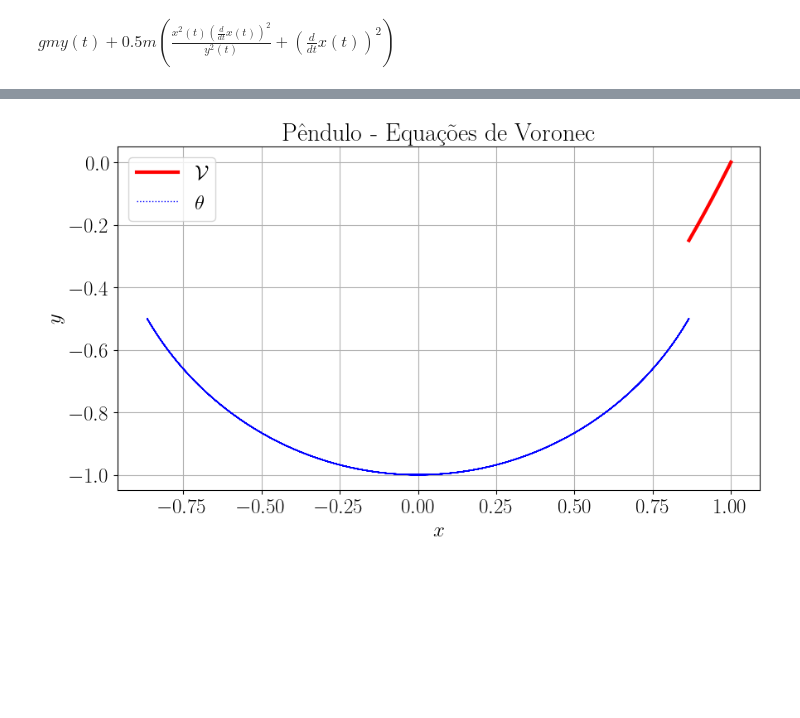
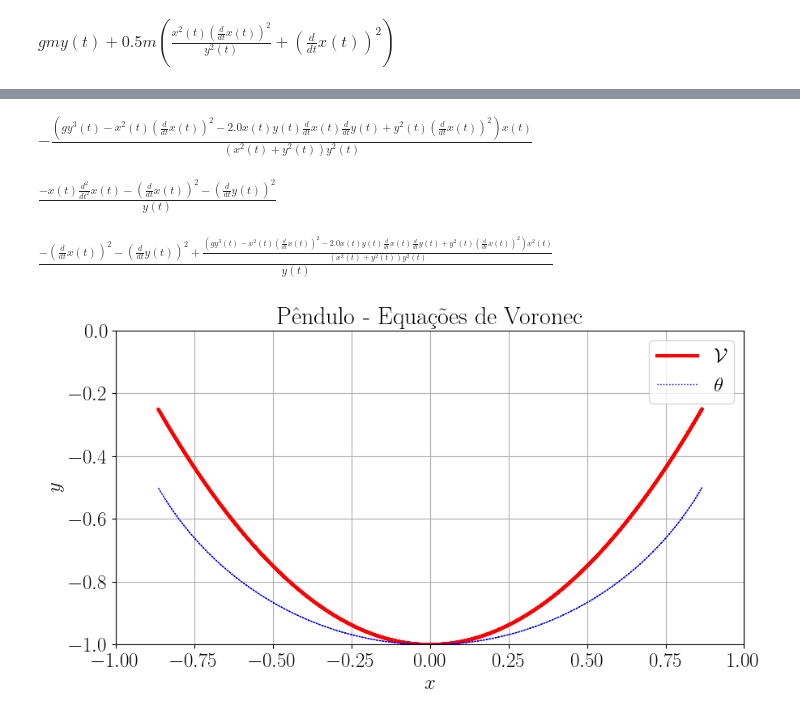
Before and after one commit to estevaofuzaro98/dinamicaPPGEM, a Jupyter notebook: PenduloVoronec.ipynb, the cells around one changed output, grey strips where cells are left out. Drawn from its saved outputs; the diff is of its cells as text; code cells hidden in the pictures; blank space fills up the shorter version.

```diff
--- a/PenduloVoronec.ipynb
+++ b/PenduloVoronec.ipynb
@@ -87,3 +146,17 @@ TypeError: lambdify() missing 1 required positional argument: 'expr'
+# %%
+xddot_ = smp.simplify(smp.solve(voronec,xddot)[0])
+xddot_
+# %% [output]
+$\displaystyle - \frac{\left(g y^{3}{\left(t \right)} - x^{2}{\left(t \right)} \left(\frac{d}{d t} x{\left(t \right)}\right)^{2} - 2.0 x{\left(t \right)} y{\left(t \right)} \frac{d}{d t} x{\left(t \right)} \frac{d}{d t} y{\left(t \right)} + y^{2}{\left(t \right)} \left(\frac{d}{d t} x{\left(t \right)}\right)^{2}\right) x{\left(t \right)}}{\left(x^{2}{\left(t \right)} + y^{2}{\left(t \right)}\right) y^{2}{\left(t \right)}}$
+# %%
+yddot_ = smp.simplify(smp.solve(f1_ddot,yddot)[0])
+yddot_
+# %% [output]
+$\displaystyle \frac{- x{\left(t \right)} \frac{d^{2}}{d t^{2}} x{\left(t \right)} - \left(\frac{d}{d t} x{\left(t \right)}\right)^{2} - \left(\frac{d}{d t} y{\left(t \right)}\right)^{2}}{y{\left(t \right)}}$
+# %%
+yddot_.subs(xddot,xddot_)
+# %% [output]
+$\displaystyle \frac{- \left(\frac{d}{d t} x{\left(t \right)}\right)^{2} - \left(\frac{d}{d t} y{\left(t \right)}\right)^{2} + \frac{\left(g y^{3}{\left(t \right)} - x^{2}{\left(t \right)} \left(\frac{d}{d t} x{\left(t \right)}\right)^{2} - 2.0 x{\left(t \right)} y{\left(t \right)} \frac{d}{d t} x{\left(t \right)} \frac{d}{d t} y{\left(t \right)} + y^{2}{\left(t \right)} \left(\frac{d}{d t} x{\left(t \right)}\right)^{2}\right) x^{2}{\left(t \right)}}{\left(x^{2}{\left(t \right)} + y^{2}{\left(t \right)}\right) y^{2}{\left(t \right)}}}{y{\left(t \right)}}$
 # %%
 # Parâmetros do sistema
 g = 9.81  # aceleração da gravidade
@@ -91,20 +164,24 @@ l = 1.0   # comprimento do pêndulo
 
 # Intervalo de tempo para integração
 t_start = 0.0
-t_end = 20.0
+t_end = (g/l)**(1/2) # plotando um período
 t_step = 0.001
 t_span = np.arange(t_start, t_end, t_step)
 
 ## VORONEC --------------------------------------------------------
 def pendulum_vor(z, t):
-    x = z[0]
-    y = z[1]
-    dx = z[2]
-    dy = -x/y*dx
-    return [dx, dy]
+    z1 = z[0]   # x
+    z2 = z[1]   # y
+    z3 = z[2]   # xdot
+    z4 = z[3]   # ydot
+    dz1_dt = z3
+    dz2_dt = z4
+    dz3_dt = - (z1*(g*z2**3 - z1**2*z3**2 - 2*z1*z2*z3*z4 + z2**2*z3**2))/((z1**2 + z2**2)*z2**2)
+    dz4_dt = (- z3**2 - z4**2 + (z1**2*(g*z2**3 - z1**2*z3**2 - 2*z1*z2*z3*z4 + z2**2*z3**2))/((z1**2 + z2**2)*z2**2))/(z2)
+    return [dz1_dt, dz2_dt, dz3_dt, dz4_dt]
 
 # Condições iniciais
-z0 = [l*np.sin(np.pi/3), 0.0]  # z1(0), z2(0)
+z0 = [l*np.sin(np.pi/3), l*np.cos(np.pi/3), 0.0, 0.0]
 
 # Resolvendo o sistema de equações diferenciais
 solution = odeint(pendulum_vor, z0, t_span)
@@ -118,33 +195,33 @@ def pendulum_an(z, t):
     z1 = z[0]
     z2 = z[1]
     dz1_dt = z2
     dz2_dt = -g/l*np.sin(z1)
     return [dz1_dt, dz2_dt]
 
 # Condições iniciais
 z0 = [np.pi/3, 0.0]  # z1(0), z2(0)
 
 # Resolvendo o sistema de equações diferenciais
 solution_an = odeint(pendulum_an, z0, t_span)
 
 # Obtendo as soluções para z1, z2
 x_sol_an = l*np.sin(solution_an[:, 0])
 y_sol_an = l*np.cos(solution_an[:, 0])
 
 # Plotando as soluções
 plt.figure(figsize=(10, 8))
 plt.plot(x_sol, -y_sol, linestyle='-', color='red', linewidth=3, label=r'$\mathcal{V}$')
 plt.plot(x_sol_an, -y_sol_an, linestyle=':', color='blue', linewidth=1, label=r'$\theta$')
 plt.xlabel('$x$')
 plt.ylabel('$y$')
 plt.title('Pêndulo - Equações de Voronec')
 plt.legend()
 plt.grid(True)
-# plt.xlim(-1.0,1.0)
-# plt.ylim(-1.0,0.0)
+plt.xlim(-1.0,1.0)
+plt.ylim(-1.0,0.0)
 plt.axis()
 ax = plt.gca()
 ax.set_aspect('equal', adjustable='box')
 plt.show()
 # %% [output]
-[figure, old version]
+[figure, new version]
```
Also changed, not shown: parts of 15 cells of this notebook, 2 other files.
